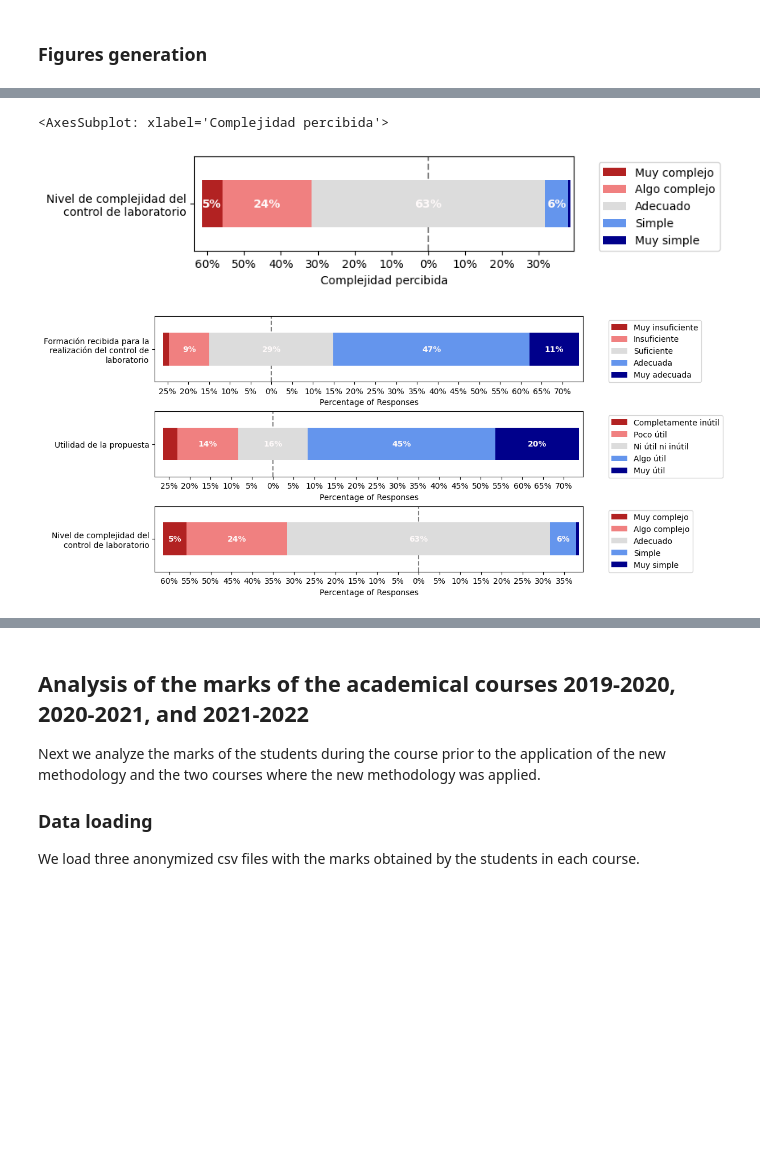
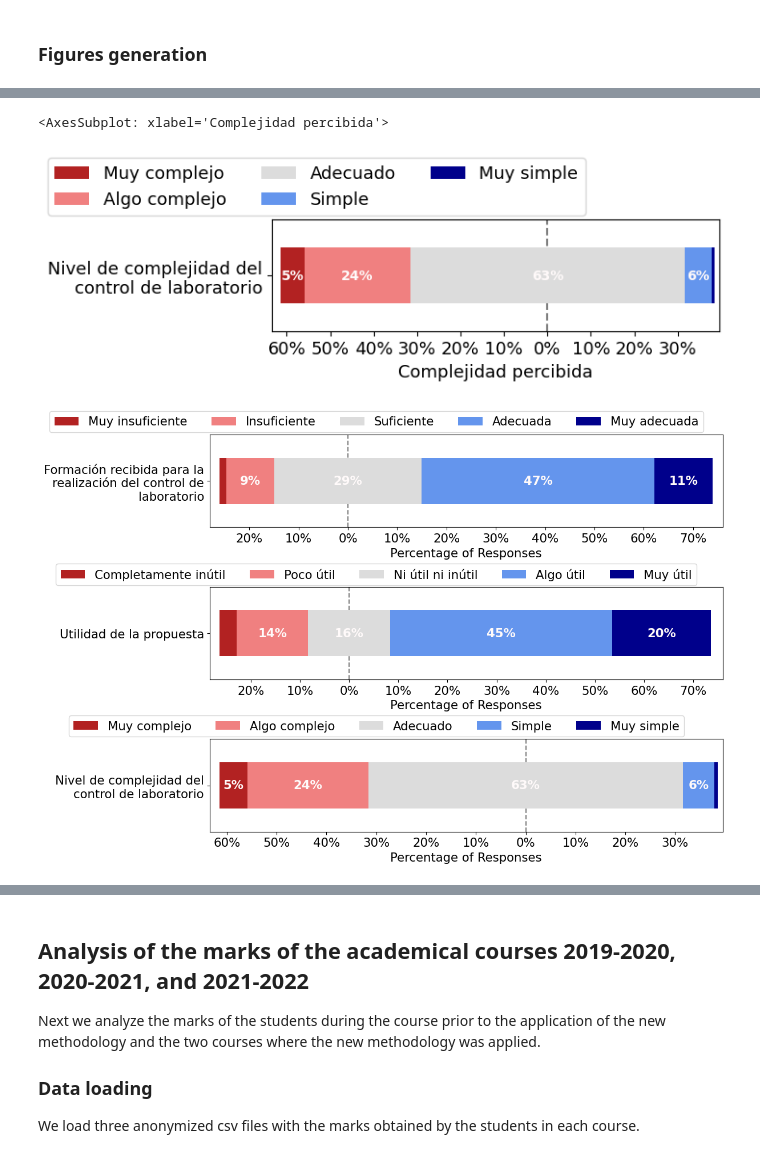
Before and after one commit to japarejo/DP1-JENUI2023-Analysis, a Jupyter notebook: JENUI 2023 DP1 Data Analysis.ipynb, the cells around one changed output, grey strips where cells are left out. Saved outputs shown, nothing was run; the diff lists cells and outputs as text; code cells hidden in the pictures; blank space fills up the shorter version.

```diff
--- a/JENUI 2023 DP1 Data Analysis.ipynb
+++ b/JENUI 2023 DP1 Data Analysis.ipynb
@@ -177,6 +176,11 @@ myTeachingPlot=pl.plot_likert(df[[
     'Formación recibida para la realización del control de laboratorio'
 ]], myTeachingScale, plot_percentage=True, bar_labels=True, bar_labels_color="snow")
 myTeachingPlot.xaxis.set_label_text('Porcentaje de respuestas')
+myTeachingPlot.legend(bbox_to_anchor=(0., 1.45, 0.4, .102),loc='upper center',ncol=3, borderaxespad=0.,prop={'size': 13})
+ax=myTeachingPlot
+for item in ([ax.title, ax.xaxis.label, ax.yaxis.label] +
+             ax.get_xticklabels() + ax.get_yticklabels()):
+    item.set_fontsize(13)
 # plotting a line plot after changing it's width and height
 teachingFigure = myTeachingPlot.get_figure()
 teachingFigure.set_figwidth(6)
@@ -218,6 +229,12 @@ myUtilityplot=pl.plot_likert(
         myUtilityScale,
         plot_percentage=True, bar_labels=True, bar_labels_color="snow")
 myUtilityplot.xaxis.set_label_text('Porcentaje de respuestas')
+myUtilityplot.legend(bbox_to_anchor=(0., 1.45, 0.6, .102),loc='upper center',ncol=3, borderaxespad=0.,prop={'size': 13})
+ax=myUtilityplot
+for item in ([ax.title, ax.xaxis.label, ax.yaxis.label] +
+             ax.get_xticklabels() + ax.get_yticklabels()):
+    item.set_fontsize(13)
+
 utilityFigure = myUtilityplot.get_figure()
 utilityFigure.set_figwidth(6)
 utilityFigure.set_figheight(1.5)
@@ -241,6 +258,12 @@ myComplexityPlot=pl.plot_likert(
                 complexityScale,
                 plot_percentage=True, bar_labels=True, bar_labels_color="snow")
 myComplexityPlot.xaxis.set_label_text('Complejidad percibida')
+myComplexityPlot.legend(bbox_to_anchor=(0., 1.45, 0.2, .102),loc='upper center',ncol=3, borderaxespad=0.,prop={'size': 13})
+ax=myComplexityPlot
+for item in ([ax.title, ax.xaxis.label, ax.yaxis.label] +
+             ax.get_xticklabels() + ax.get_yticklabels()):
+    item.set_fontsize(13)
+
 complexityFigure = myComplexityPlot.get_figure()
 complexityFigure.set_figwidth(6)
 complexityFigure.set_figheight(1.5)
@@ -248,32 +271,48 @@ complexityFigure.savefig('figs/Complejidad.png',bbox_inches='tight',dpi=300);
 myComplexityPlot
 # %% [output]
 <AxesSubplot: xlabel='Complejidad percibida'>
-[figure, old version]
+[figure, new version]
 # %%
 # Combined figure:
-f, (ax1, ax2, ax3) = plt.subplots(3,1,sharex=False, figsize=(10,12),constrained_layout=True)
+fontsize=15.3
+import matplotlib
+matplotlib.rcParams.update({'font.size': fontsize})
+f, (ax1, ax2, ax3) = plt.subplots(3,1,sharex=False, figsize=(12,8),constrained_layout=True)
 myComplexityPlot=pl.plot_likert(
          df[['Nivel de complejidad del control de laboratorio']],
          complexityScale,
          ax=ax3,
          plot_percentage=True, bar_labels=True, bar_labels_color="snow")
-complexityFigure = myComplexityPlot.get_figure()
-complexityFigure.set_figwidth(12)
-complexityFigure.set_figheight(5)
-pl.plot_likert(
+myComplexityPlot.legend(bbox_to_anchor=(0., 1.15, 0.65, .102),loc='upper center',ncol=5, borderaxespad=0.,prop={'size': fontsize})
+for item in ([ax3.title, ax3.xaxis.label, ax3.yaxis.label] +
+             ax3.get_xticklabels() + ax3.get_yticklabels()):
+    item.set_fontsize(fontsize)
+
+utilityPlot=pl.plot_likert(
         df[['Utilidad de la propuesta']],
         myUtilityScale,
         ax=ax2,
         plot_percentage=True, bar_labels=True, bar_labels_color="snow")
+utilityPlot.legend(bbox_to_anchor=(0., 1.15, 0.65, .102),loc='upper center',ncol=5, borderaxespad=0.,prop={'size': fontsize})
 
-pl.plot_likert(df[['Formación recibida para la realización del control de laboratorio']],
+for item in ([ax2.title, ax2.xaxis.label, ax2.yaxis.label] +
+             ax2.get_xticklabels() + ax2.get_yticklabels()):
+    item.set_fontsize(fontsize)
+
+
+
+teachingPlot=pl.plot_likert(df[['Formación recibida para la realización del control de laboratorio']],
             myTeachingScale,
             ax=ax1,
             plot_percentage=True, bar_labels=True, bar_labels_color="snow")
+teachingPlot.legend(bbox_to_anchor=(0., 1.15, 0.65, .102),loc='upper center',ncol=5, borderaxespad=0.,prop={'size': fontsize})
+for item in ([ax1.title, ax1.xaxis.label, ax1.yaxis.label] +
+             ax1.get_xticklabels() + ax1.get_yticklabels()):
+    item.set_fontsize(fontsize)
 f.savefig('figs/LikertCombinado.png',bbox_inches='tight',dpi=300);
-plt.show()
+# plt.show()
 # %% [output]
-[figure, old version]
+[figure, new version]
 # %%
 from wordcloud import WordCloud
 import numpy as np
```
Also changed, not shown: parts of 7 cells of this notebook, 6 other files.
